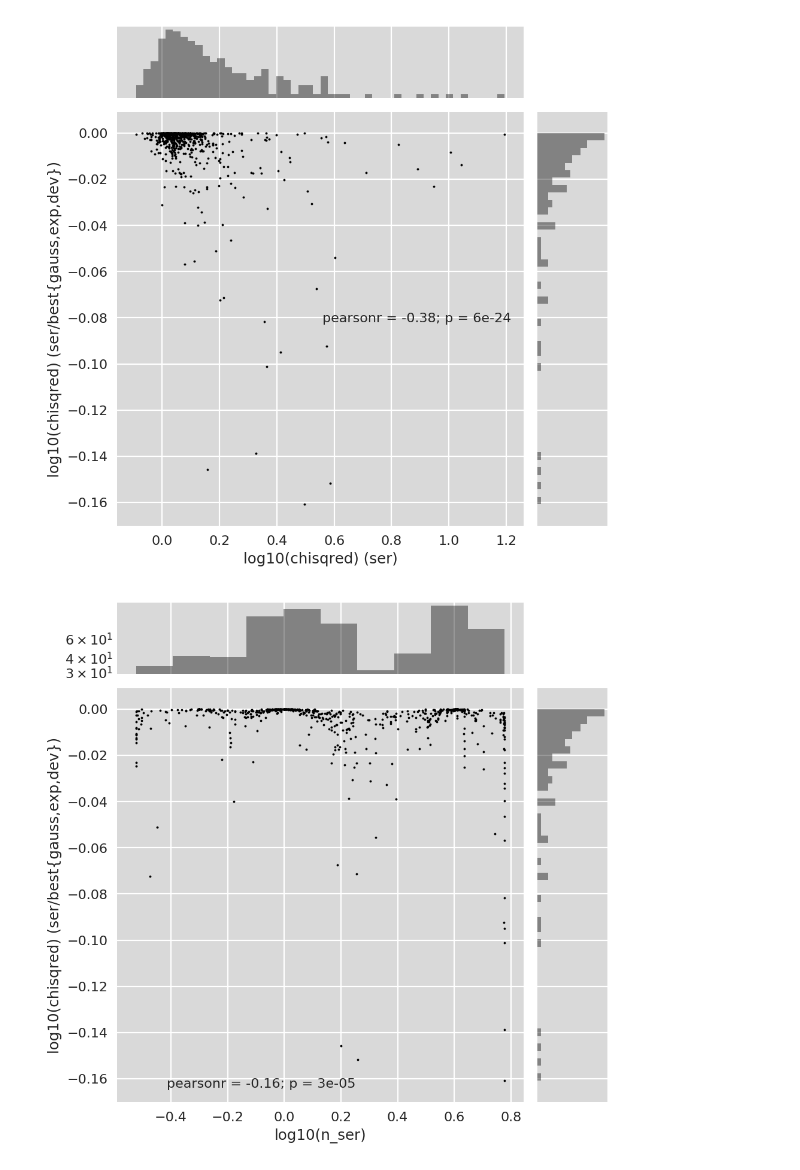
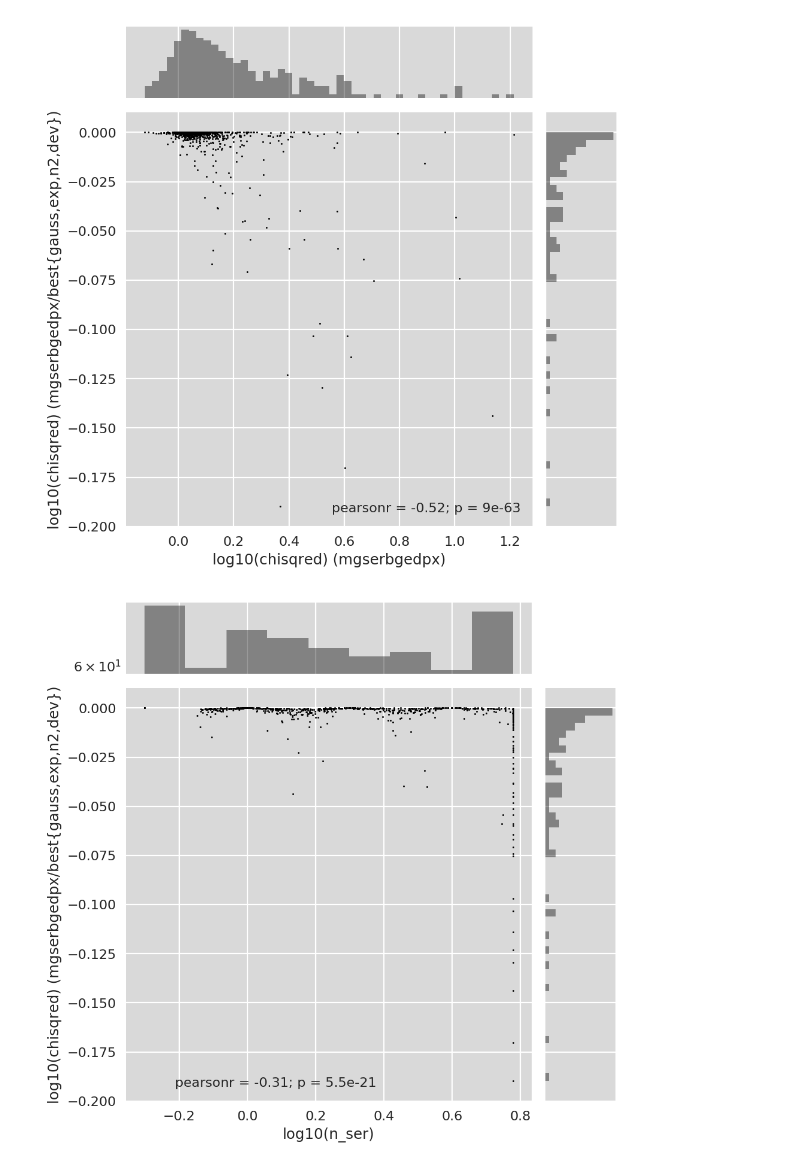
Before and after one commit to lsst-dm/modelling_research, a Jupyter notebook: jupyternotebooks/cosmos_hst_analysis.ipynb, the cells around one changed output. Drawn from its saved outputs; the diff is of its cells as text; code cells hidden in the pictures.

```diff
--- a/jupyternotebooks/cosmos_hst_analysis.ipynb
+++ b/jupyternotebooks/cosmos_hst_analysis.ipynb
@@ -8,6 +8,7 @@ import numpy as np
 import os
 
 import pandas as pd
+
 import pickle
 
 import seaborn as sns
@@ -19,6 +20,7 @@ import matplotlib.pyplot as plt
 #plt.style.use('seaborn-notebook')
 sns.set_style('darkgrid')
 mpl.rcParams['figure.dpi'] = 160
+mpl.rcParams['image.origin'] = 'lower'
 sns.set(rc={'axes.facecolor': '0.85', 'figure.facecolor': 'w'})
 # %%
 path = os.path.expanduser('~/raid/hsc/cosmos/COSMOS_25.2_training_sample/')
@@ -29,7 +31,7 @@ rgcfits = ap.io.fits.open(os.path.join(path, file))[1].data
 data = []
 
 files = glob.glob(os.path.expanduser(
-    "~/raid/lsst/cosmos/cosmos_25.2_fits_*_*.pickle.dat"))
+    "~/raid/lsst/cosmos/cosmos_25.2_fits_*_*_pickle.dat"))
 files.sort()
 for file in files:
     with open(file, 'rb') as f:
@@ -241,19 +280,19 @@ for prefixx, prefixy, varnames in prefixes:
 modelsprofit = models["single"]["profit"] + models["double"]["profit"]
 chisqredcols = {
     model: ".".join(["profit", "hst", model, "chisqred",
-                     "0" if model == "cmodel" else "1"])
+                     "1" if model in models['double']['profit'] else "0"])
     for model in modelsprofit
 }
+print(chisqredcols)
 modelbest = tab[list(chisqredcols.values())].idxmin(axis=1)
 modelbestcounts = modelbest.value_counts()
 print(modelbestcounts)
-for colx, coly in [("ser", "devexp"), ("ser", "cmodel"), ("devexp", "cmodel")]:
-    sns.jointplot(
-        x=np.log10(tab[chisqredcols[colx]]),
-        y=np.log10(tab[chisqredcols[colx]]/tab[chisqredcols[coly]]),
-        color="k", joint_kws={'marker': '.', 's': 8},
-        marginal_kws={'hist_kws': {'log': True}},
-    ).set_axis_labels(
+for colx, coly in [("mgserbgedpx", "mgdevexppx"), ("mgserbgedpx", "mgcmodelpx"),
+                   ("mgdevexppx", "mgcmodelpx")]:
+    fig = sns.JointGrid(x=np.log10(tab[chisqredcols[colx]]),
+                        y=np.log10(tab[chisqredcols[colx]]/tab[chisqredcols[coly]]))
+    fig.plot_joint(plt.scatter, c=colors, marker='.',
+                   edgecolor='k', s=24).set_axis_labels(
         'log10(chisqred) ({})'.format(colx),
         'log10(chisqred) ({}/{})'.format(colx, coly))
 # %% [output]
@@ -270,19 +310,18 @@ dtype: int64
 # %%
 # Now compare only single-component models: Sersic vs best fixed n
-modelsfixedn = ["gauss", "exp", "dev"]
+modelsfixedn = ["gausspx", "mgexppx", 'mgn2px', "mgdevepx"]
 chisqredcolsfixedn = {
     model: ".".join(["profit", "hst", model, "chisqred",
-                     "0" if model == "cmodel" else "1"])
+                     "0" if model == "cmodel" else "0"])
     for model in modelsfixedn
 }
-print(list(chisqredcolsfixedn.values()))
 modelbest = tab[list(chisqredcolsfixedn.values())].idxmin(axis=1)
 print(modelbest.value_counts())
 # I seriously cannot figure out how to slice with modelbest
 # Surely there's a better way to do this?
 modelchisqmin = tab[list(chisqredcolsfixedn.values())].min(axis=1)
-colxname = "ser"
-labelbest = 'log10(chisqred) ({}/{})'.format(colxname, "best{gauss,exp,dev}")
+colxname = "mgserbgedpx"
+labelbest = 'log10(chisqred) ({}/{})'.format(colxname, "best{gauss,exp,n2,dev}")
 ratiobest = tab[chisqredcols[colxname]]/modelchisqmin
 # Plots:
 # How much better is Sersic than the best [gauss/exp/dev] vs how good is the
@@ -291,16 +330,16 @@ ratiobest = tab[chisqredcols[colxname]]/modelchisqmin
 cols = [
     (tab[chisqredcols[colxname]], ratiobest,
      'log10(chisqred) ({})'.format(colxname), labelbest),
-    (tab["profit.hst.ser.n"], ratiobest, 'log10(n_ser)', labelbest),
-    (tab["profit.hst.ser.n"],
-     tab[chisqredcols[colxname]]/tab[chisqredcols["exp"]],
+    (tab["profit.hst.mgserbgedpx.n"], ratiobest, 'log10(n_ser)', labelbest),
+    (tab["profit.hst.mgserbgedpx.n"],
+     tab[chisqredcols[colxname]]/tab[chisqredcols["mgexppx"]],
      'log10(n_ser)', 'log10(chisqred) ({}/exp)'.format(colxname)),
 ]
 for x, y, labelx, labely in cols:
     sns.jointplot(
         x=np.log10(x),
         y=np.log10(y),
-        color="k", joint_kws={'marker': '.', 's': 8},
+        color="k", joint_kws={'marker': '.', 's': 4},
         marginal_kws={'hist_kws': {'log': True}},
     ).set_axis_labels(labelx, labely)
 # %% [output]
@@ -311,3 +350,3 @@ profit.hst.gauss.chisqred.1    102
 dtype: int64
-[figure, old version]
+[figure, new version]
-[figure, old version]
+[figure, new version]
```
Also changed, not shown: parts of 5 cells of this notebook, 1 other file.
